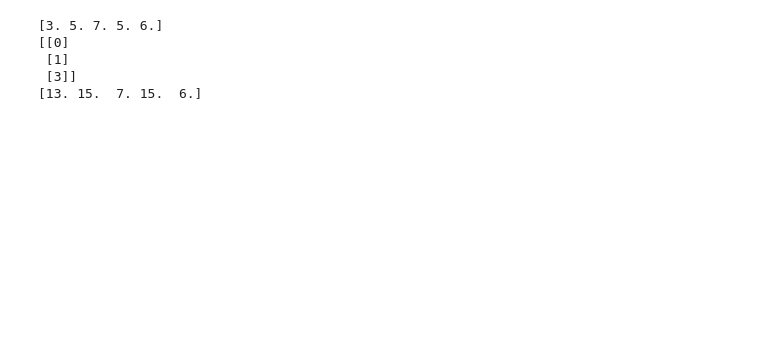
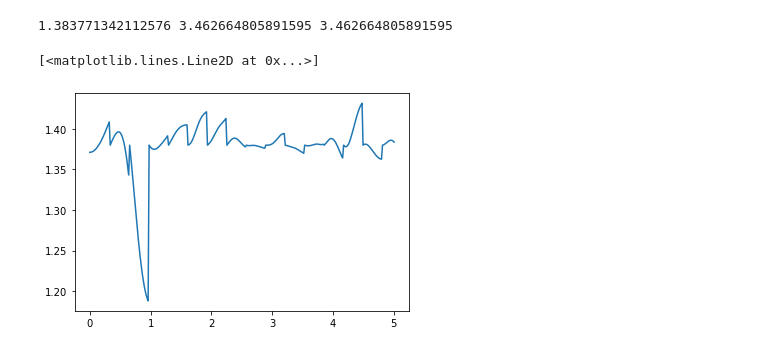
Before and after one commit to larstors/MCP, a Jupyter notebook: proj3/why.ipynb, the cells around one changed output. Drawn from its saved outputs; the diff is of its cells as text; code cells hidden in the pictures; blank space fills up the shorter version.

```diff
--- a/proj3/why.ipynb
+++ b/proj3/why.ipynb
@@ -166,20 +214,23 @@ plt.show()
-# %%
-a = np.array([1, 2, 3, 4, 5])
-b = np.array([2, 3, 4, 1, 1])
-c = np.ones(5)
-
-c[:] = a[:] + b[:]
-print(c)
-
-x = np.argwhere(c < 6)
-print(x)
-
-c[x] += 10
-
-print(c)
-# %% [output]
-[3. 5. 7. 5. 6.]
-[[0]
- [1]
- [3]]
-[13. 15.  7. 15.  6.]
+# %%
+vel = np.genfromtxt("vel_dist_a.txt", delimiter=" ")
+vel = vel.flatten()
+
+k = []
+for i in range(len(vel)):
+    if i%4 != 3:
+        k.append(vel[i])
+
+T = temp(np.array(k))
+
+
+
+print(T, temp(v[0]), v[2][-1])
+# %% [output]
+1.383771342112576 3.462664805891595 3.462664805891595
+# %%
+tempf = np.genfromtxt("temp_f.txt", delimiter=" ")
+
+plt.plot(tempf[:, 0], tempf[:, 1])
+# %% [output]
+[<matplotlib.lines.Line2D at 0x...>]
+[figure, added]
```
Also changed, not shown: parts of 8 cells of this notebook, 3 other files.
